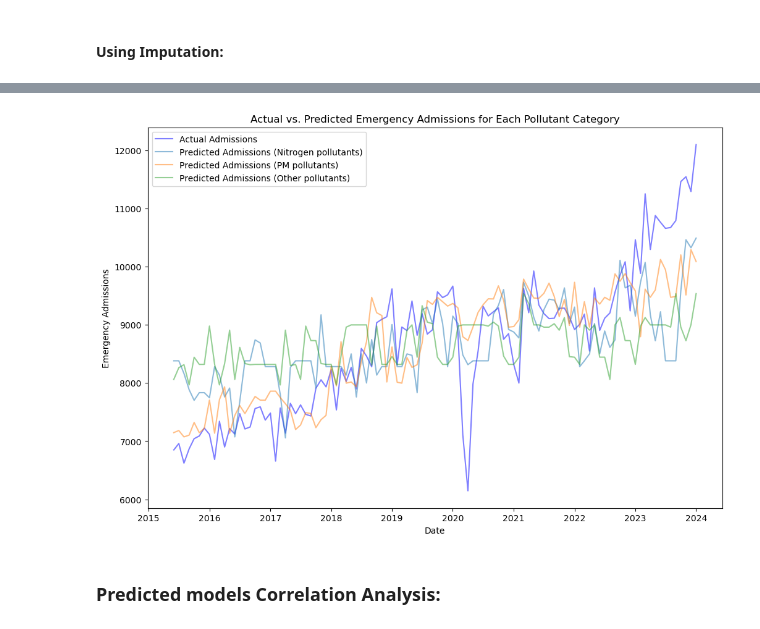
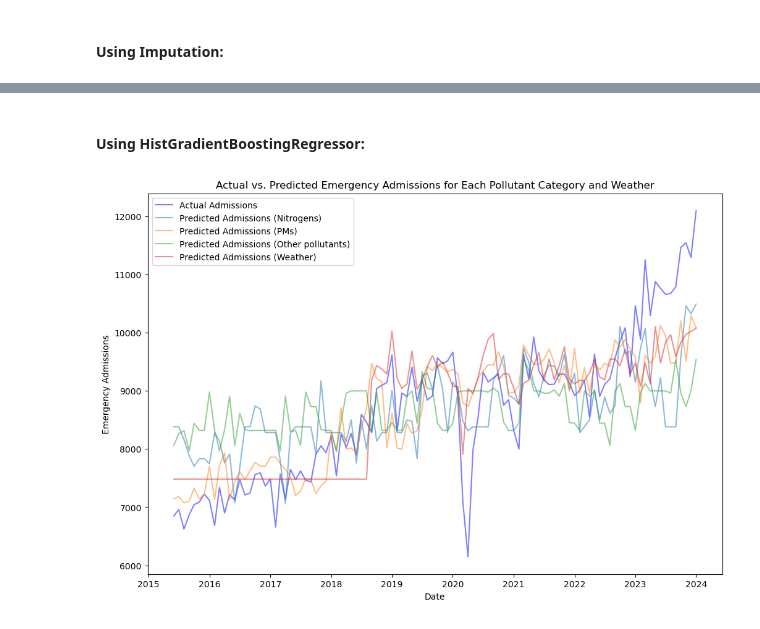
Before and after one commit to Elham-Pournezhadian/IGP-repo, a Jupyter notebook: Correlation.ipynb, the cells around one changed output, grey strips where cells are left out. Saved outputs shown, nothing was run; the diff lists cells and outputs as text; code cells hidden in the pictures.

Commit message:
Working on Correlation. Working on Peak Analysis. minor corrections on previous files and codes.

```diff
--- a/Correlation.ipynb
+++ b/Correlation.ipynb
@@ -134,0 +164,16 @@ merged_df = pd.merge(df_ap, df_health, on="Date")
+# %%
+# Calculate max of max values for each pollutant category
+merged_df['PM_max_of_max'] = merged_df[generate_column_list(pm_pollutants,'max')].max(axis=1)
+merged_df['Nitrogen_max_of_max'] = merged_df[generate_column_list(nitrogen_pollutants,'max')].max(axis=1)
+
+# Calculate mean of max values for each pollutant category
+merged_df['PM_mean_of_max'] = merged_df[generate_column_list(pm_pollutants,'max')].mean(axis=1)
+merged_df['Nitrogen_mean_of_max'] = merged_df[generate_column_list(nitrogen_pollutants,'max')].mean(axis=1)
+
+# Calculate max of means for each pollutant category
+merged_df['PM_max_of_mean'] = merged_df[generate_column_list(pm_pollutants,'mean')].max(axis=1)
+merged_df['Nitrogen_max_of_mean'] = merged_df[generate_column_list(nitrogen_pollutants,'mean')].max(axis=1)
+
+# Calculate mean of means for each pollutant category
+merged_df['PM_mean_of_mean'] = merged_df[generate_column_list(pm_pollutants,'mean')].mean(axis=1)
+merged_df['Nitrogen_mean_of_mean'] = merged_df[generate_column_list(nitrogen_pollutants,'mean')].mean(axis=1)
@@ -139,9 +186,16 @@ In the following steps, the measurment using for each pollutant will be monthly
 # %%
 measurement = 'mean'
 # %%
-all_columns_measurement          = [pollutant + '_' + measurement for pollutant in all_columns]
-pollutants_measurement           = [pollutant + '_' + measurement for pollutant in pollutants]
-nitrogen_pollutants_measurement  = [pollutant + '_' + measurement for pollutant in nitrogen_pollutants]
-PM_pollutants_measurement        = [pollutant + '_' + measurement for pollutant in PM_pollutants]
-other_pollutants_measurement     = [pollutant + '_' + measurement for pollutant in other_pollutants]
-winds_measurement                = [wind + '_' + measurement for wind in winds]
+all_columns_measurement          = generate_column_list(all_columns,measurement)
+pollutants_measurement           = generate_column_list(pollutants,measurement)
+nitrogen_pollutants_measurement  = generate_column_list(nitrogen_pollutants,measurement)
+pm_pollutants_measurement        = generate_column_list(pm_pollutants,measurement)
+other_pollutants_measurement     = generate_column_list(other_pollutants,measurement)
+weather_measurement              = generate_column_list(weathers,measurement)
+# %%
+# Defining Categories
+categories = {'Nitrogens': nitrogen_pollutants_measurement,
+              'PMs': pm_pollutants_measurement,
+              'Other pollutants': other_pollutants_measurement,
+              'Weather': weather_measurement
+             }
@@ -206,11 +285,5 @@ Overall, by systematically analyzing and comparing the predicted emergency admis
 # %% [markdown]
 ### Model fitting for pollutant categories:
-# %%
-# Defining Categories
-categories = {'Nitrogen pollutants': nitrogen_pollutants_measurement,
-              'PM pollutants': PM_pollutants_measurement,
-              'Other pollutants': other_pollutants_measurement
-             }
 # %% [markdown]
 #### Handling NaN values in data
 
@@ -271,35 +342,35 @@ plt.show()
+# %% [markdown]
+#### Using HistGradientBoostingRegressor:
 # %%
 category_models = {}
 category_predictions = {}
 
 for category, pollutants in categories.items():
     X = merged_df[pollutants]
     y = merged_df['Total Emergency Admissions']
 
     # Fit a regression model for each pollutant category
     model = HistGradientBoostingRegressor()
     model.fit(X, y)
     category_models[category] = model
 
     # Predict admissions
     predicted_admissions = model.predict(X)
     correlation = pd.Series(predicted_admissions).corr(merged_df['Total Emergency Admissions'])
     category_predictions[category] = correlation
 
 # Plot
 plt.figure(figsize=(12, 8))
 plt.plot(merged_df['Date'], merged_df['Total Emergency Admissions'], label='Actual Admissions', color='blue', alpha=0.5)
 
 for category in categories.keys():
     predicted_admissions = category_models[category].predict(merged_df[categories[category]])
     plt.plot(merged_df['Date'], predicted_admissions, label=f'Predicted Admissions ({category})', alpha=0.5)
 
 plt.xlabel('Date')
 plt.ylabel('Emergency Admissions')
-plt.title('Actual vs. Predicted Emergency Admissions for Each Pollutant Category')
+plt.title('Actual vs. Predicted Emergency Admissions for Each Pollutant Category and Weather')
 plt.legend()
 plt.show()
 # %% [output]
-[figure, old version]
+[figure, new version]
-# %% [markdown]
-### Predicted models Correlation Analysis:
```
Also changed, not shown: parts of 42 cells of this notebook.
